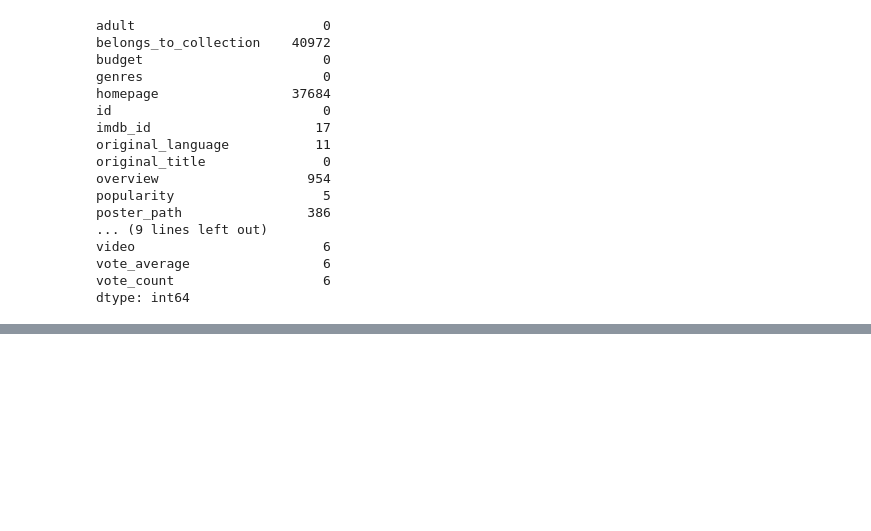
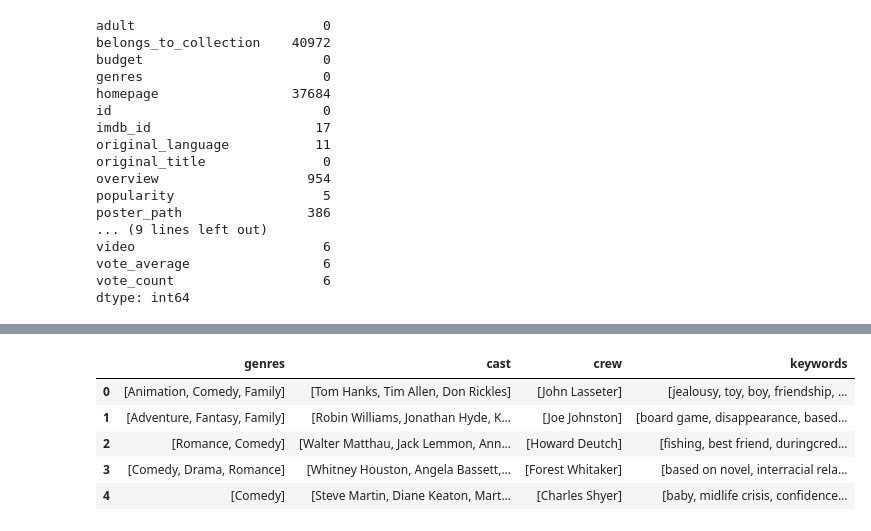
Before and after one commit to deeksha00-dot/movie-recommendation-system, a Jupyter notebook: notebooks/1-data_overview.ipynb, the cells around one changed output, grey strips where cells are left out. Cells and saved outputs as stored; diff of their text form; code cells hidden in the pictures; blank space fills up the shorter version.

```diff
--- a/notebooks/1-data_overview.ipynb
+++ b/notebooks/1-data_overview.ipynb
@@ -77,0 +173,25 @@ movies = movies[
+# %%
+def fetch_director(obj):
+
+    L = []
+
+    for i in obj:
+
+        if i['job'] == 'Director':
+
+            L.append(i['name'])
+
+            break
+
+    return L
+# %%
+movies['crew'] = movies['crew'].apply(fetch_director)
+# %%
+movies[['genres','cast','crew','keywords']].head()
+# %% [output]
+|  | genres | cast | crew | keywords |
+| 0 | [Animation, Comedy, Family] | [Tom Hanks, Tim Allen, Don Rickles] | [John Lasseter] | [jealousy, toy, boy, friendship, ... |
+| 1 | [Adventure, Fantasy, Family] | [Robin Williams, Jonathan Hyde, K... | [Joe Johnston] | [board game, disappearance, based... |
+| 2 | [Romance, Comedy] | [Walter Matthau, Jack Lemmon, Ann... | [Howard Deutch] | [fishing, best friend, duringcred... |
+| 3 | [Comedy, Drama, Romance] | [Whitney Houston, Angela Bassett,... | [Forest Whitaker] | [based on novel, interracial rela... |
+| 4 | [Comedy] | [Steve Martin, Diane Keaton, Mart... | [Charles Shyer] | [baby, midlife crisis, confidence... |
```
Also changed, not shown: parts of 23 cells of this notebook, 1 other file.
